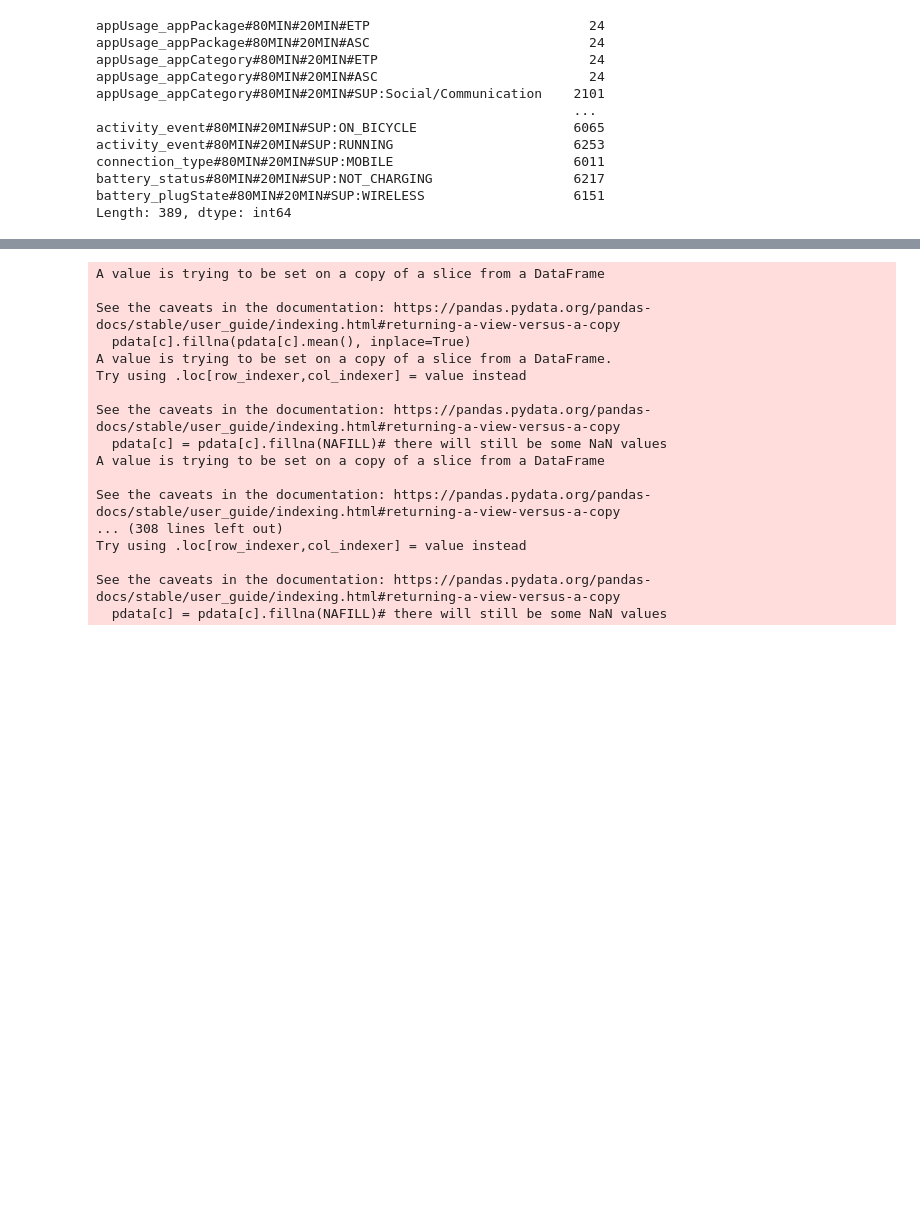
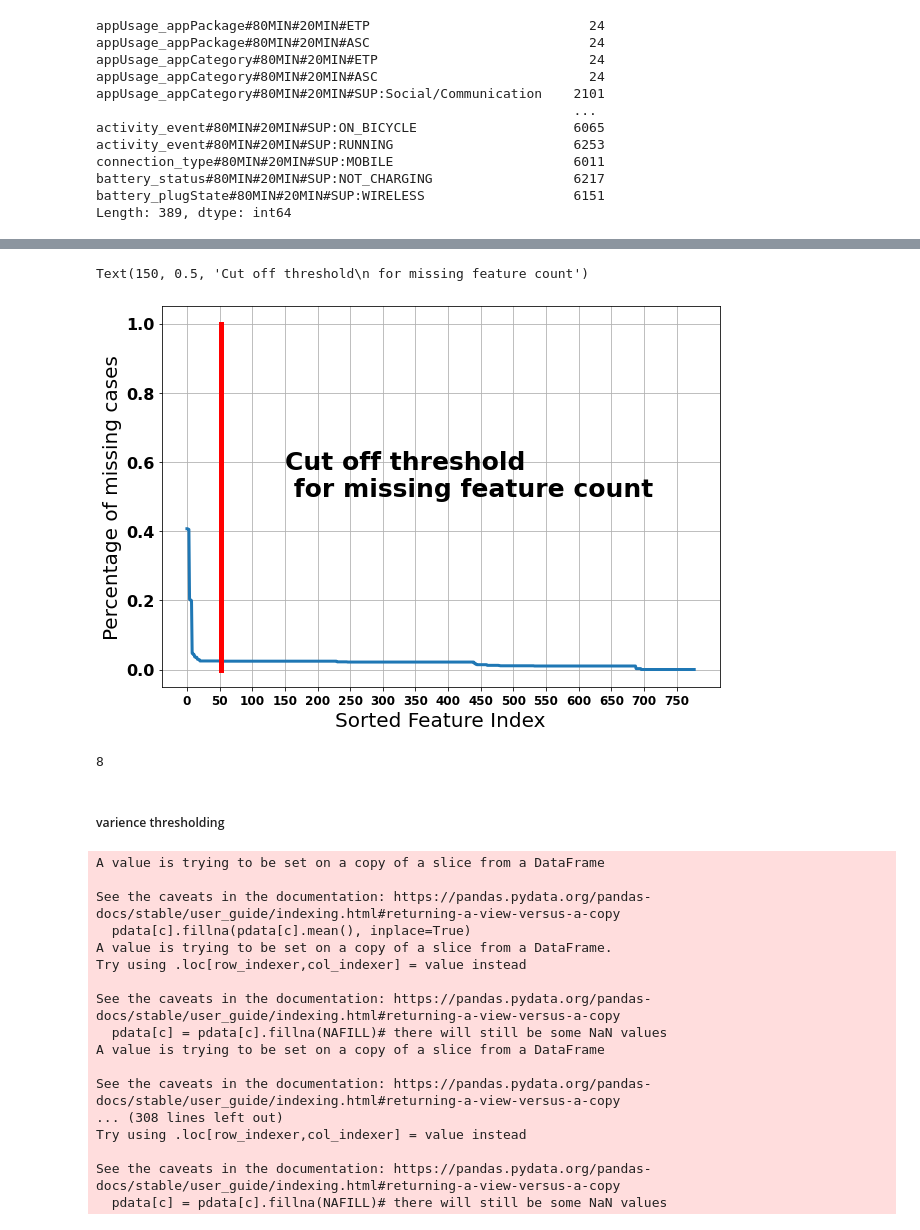
Before and after one commit to Jumabek/receptivity, a Jupyter notebook: analysis/Association Rule Mining.ipynb, the cells around one changed output, grey strips where cells are left out. Drawn from its saved outputs; the diff is of its cells as text; code cells hidden in the pictures; blank space fills up the shorter version.

Commit message:
working on feature selection, percent missing values

```diff
--- a/analysis/Association Rule Mining.ipynb
+++ b/analysis/Association Rule Mining.ipynb
@@ -1947,0 +1998,22 @@ Length: 389, dtype: int64
+# %%
+ds_missing = agg_feature.isnull().sum(axis=0)/N
+
+plt.figure(figsize=(10,7))
+N, D = agg_feature.shape
+ds_missing.sort_values(ascending=False).plot(linewidth=3)
+I = np.arange(0,D,50)
+plt.xticks(I,I, fontsize=12);
+plt.yticks( fontsize=16);
+plt.grid()
+plt.xlabel('Sorted Feature Index', fontsize=20)
+plt.ylabel('Percentage of missing cases', fontsize=20)
+plt.plot([52,52],[0,1], color='red',linewidth=5)
+
+plt.text(150,0.5,'Cut off threshold\n for missing feature count', fontsize=25)
+# %% [output]
+Text(150, 0.5, 'Cut off threshold\n for missing feature count')
+[figure, added]
+# %%
+(ds_missing>.1).sum()
+# %% [output]
+8
@@ -1948,3 +2023,5 @@ Length: 389, dtype: int64
+# %% [markdown]
+##### varience thresholding
 # %%
 from feature_preprocessing import *
 
```
Also changed, not shown: parts of 15 cells of this notebook.
